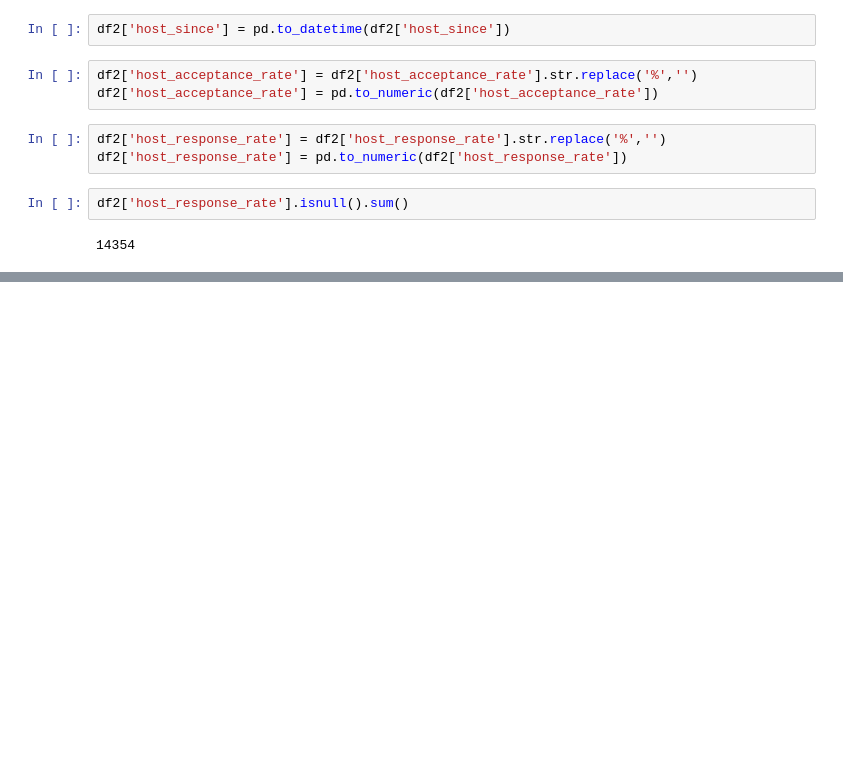
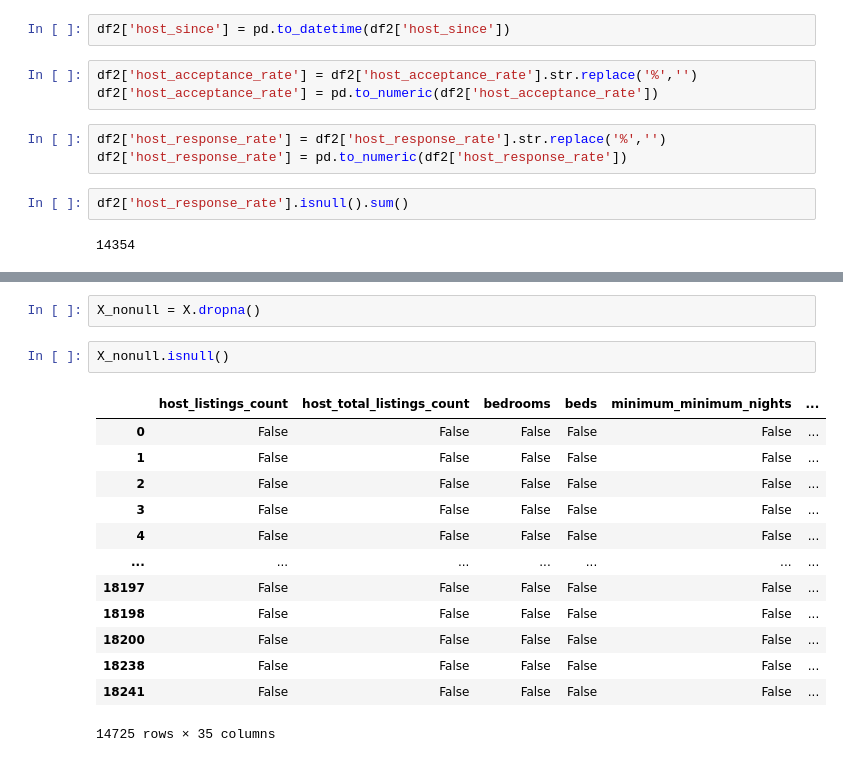
Before and after one commit to vedantbhatnagar/airbnb, a Jupyter notebook: data_analysis.ipynb, the cells around one changed output, grey strips where cells are left out. Drawn from its saved outputs; the diff is of its cells as text; blank space fills up the shorter version.

```diff
--- a/data_analysis.ipynb
+++ b/data_analysis.ipynb
@@ -460,0 +606,18 @@ df2['host_response_rate'].isnull().sum()
+# %%
+X_nonull = X.dropna()
+# %%
+X_nonull.isnull()
+# %% [output]
+|  | host_listings_count | host_total_listings_count | bedrooms | beds | minimum_minimum_nights | ... |
+| 0 | False | False | False | False | False | ... |
+| 1 | False | False | False | False | False | ... |
+| 2 | False | False | False | False | False | ... |
+| 3 | False | False | False | False | False | ... |
+| 4 | False | False | False | False | False | ... |
+| ... | ... | ... | ... | ... | ... | ... |
+| 18197 | False | False | False | False | False | ... |
+| 18198 | False | False | False | False | False | ... |
+| 18200 | False | False | False | False | False | ... |
+| 18238 | False | False | False | False | False | ... |
+| 18241 | False | False | False | False | False | ... |
+14725 rows × 35 columns
```
Also changed, not shown: parts of 34 cells of this notebook.
